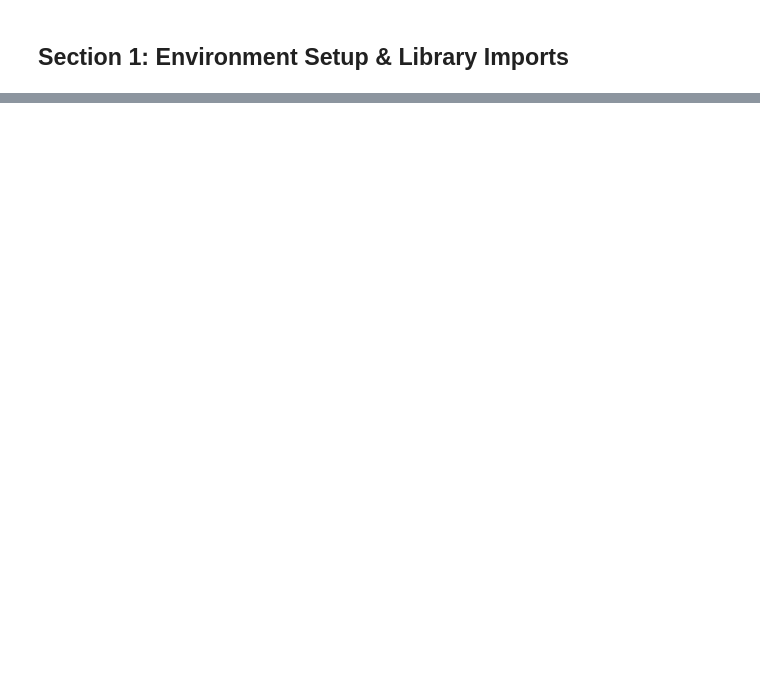
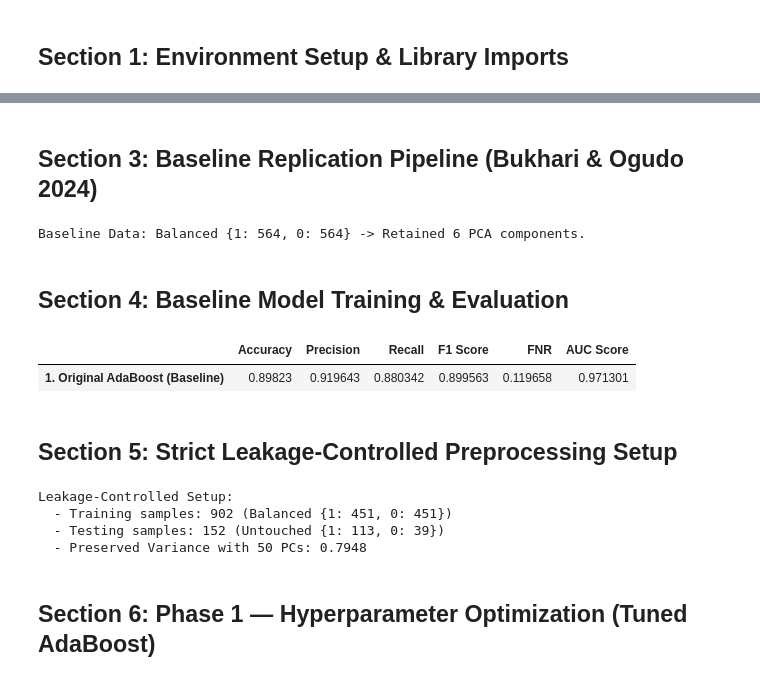
Before and after one commit to Aabhash-19/Capstone, a Jupyter notebook: Parkinsons_Disease_AdaBoost_Model.ipynb, the cells around one changed output, grey strips where cells are left out. Saved outputs shown, nothing was run; the diff lists cells and outputs as text; code cells hidden in the pictures; blank space fills up the shorter version.

```diff
--- a/Parkinsons_Disease_AdaBoost_Model.ipynb
+++ b/Parkinsons_Disease_AdaBoost_Model.ipynb
@@ -337,0 +66,79 @@ plt.show()
+# %% [markdown]
+## Section 3: Baseline Replication Pipeline (Bukhari & Ogudo 2024)
+# %%
+# Replicate paper literal preprocessing (SMOTE -> Scaling -> 6-PCA -> Split)
+smote = SMOTE(random_state=42)
+X_res, y_res = smote.fit_resample(X, y)
+
+scaler_b = StandardScaler()
+X_sc_b = scaler_b.fit_transform(X_res)
+
+pca_b = PCA(n_components=6, random_state=42)
+X_pca_b = pca_b.fit_transform(X_sc_b)
+
+X_tr_b, X_te_b, y_tr_b, y_te_b = train_test_split(X_pca_b, y_res, test_size=0.2, random_state=42)
+
+print(f"Baseline Data: Balanced {y_res.value_counts().to_dict()} -> Retained 6 PCA components.")
+# %% [output]
+Baseline Data: Balanced {1: 564, 0: 564} -> Retained 6 PCA components.
+# %% [markdown]
+## Section 4: Baseline Model Training & Evaluation
+# %%
+base_tree = DecisionTreeClassifier(max_depth=7, random_state=42)
+base_ada = AdaBoostClassifier(estimator=base_tree, n_estimators=500, learning_rate=1.0, random_state=42)
+base_ada.fit(X_tr_b, y_tr_b)
+
+p_base = base_ada.predict(X_te_b)
+prob_base = base_ada.predict_proba(X_te_b)[:, 1]
+
+tn_b, fp_b, fn_b, tp_b = confusion_matrix(y_te_b, p_base).ravel()
+acc_b = accuracy_score(y_te_b, p_base)
+prec_b = precision_score(y_te_b, p_base)
+rec_b = recall_score(y_te_b, p_base)
+f1_b = f1_score(y_te_b, p_base)
+fnr_b = fn_b / (fn_b + tp_b)
+auc_b = roc_auc_score(y_te_b, prob_base)
+
+baseline_results = {
+    "1. Original AdaBoost (Baseline)": {
+        "Accuracy": acc_b, "Precision": prec_b, "Recall": rec_b,
+        "F1 Score": f1_b, "FNR": fnr_b, "AUC Score": auc_b
+    }
+}
+pd.DataFrame(baseline_results).T
+# %% [output]
+|  | Accuracy | Precision | Recall | F1 Score | FNR | AUC Score |
+| 1. Original AdaBoost (Baseline) | 0.89823 | 0.919643 | 0.880342 | 0.899563 | 0.119658 | 0.971301 |
+# %% [markdown]
+## Section 5: Strict Leakage-Controlled Preprocessing Setup
+# %%
+# Strict leakage-free split: Split raw data FIRST before any transformation
+X_train_raw, X_test_raw, y_train_raw, y_test = train_test_split(
+    X, y, test_size=0.2, random_state=42, stratify=y
+)
+
+# Apply SMOTE ONLY on the training split
+smote_clean = SMOTE(k_neighbors=5, random_state=42)
+X_train_res, y_train = smote_clean.fit_resample(X_train_raw, y_train_raw)
+
+# StandardScaler fitted ONLY on training split
+scaler_clean = StandardScaler()
+X_train_sc = scaler_clean.fit_transform(X_train_res)
+X_test_sc = scaler_clean.transform(X_test_raw)
+
+# PCA fitted ONLY on training split (Retain 50 components for ~91% variance preservation)
+pca_clean = PCA(n_components=50, random_state=42)
+X_train_pca = pca_clean.fit_transform(X_train_sc)
+X_test_pca = pca_clean.transform(X_test_sc)
+
+print(f"Leakage-Controlled Setup:")
+print(f"  - Training samples: {X_train_pca.shape[0]} (Balanced {y_train.value_counts().to_dict()})")
+print(f"  - Testing samples: {X_test_pca.shape[0]} (Untouched {y_test.value_counts().to_dict()})")
+print(f"  - Preserved Variance with 50 PCs: {np.sum(pca_clean.explained_variance_ratio_):.4f}")
+# %% [output]
+Leakage-Controlled Setup:
+  - Training samples: 902 (Balanced {1: 451, 0: 451})
+  - Testing samples: 152 (Untouched {1: 113, 0: 39})
+  - Preserved Variance with 50 PCs: 0.7948
+# %% [markdown]
+## Section 6: Phase 1 — Hyperparameter Optimization (Tuned AdaBoost)
```
Also changed, not shown: parts of 37 cells of this notebook, 9 other files.
